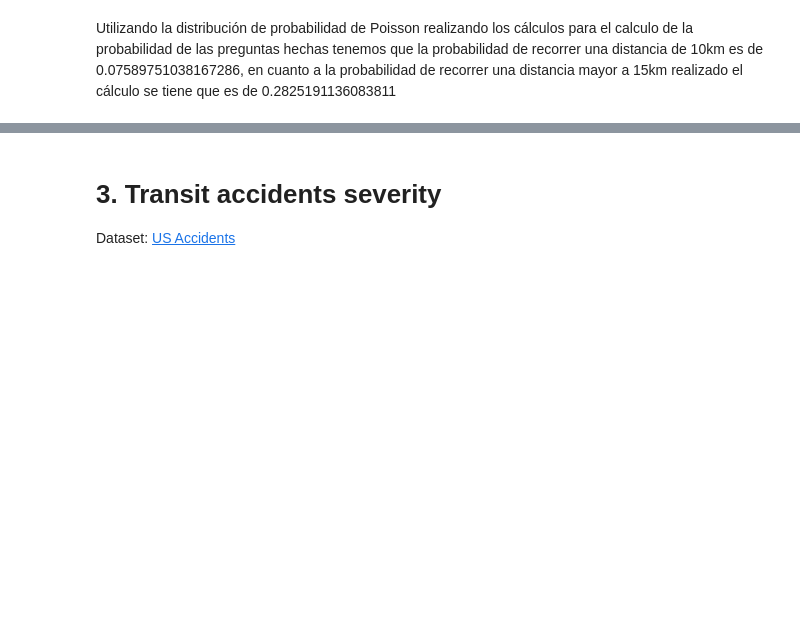
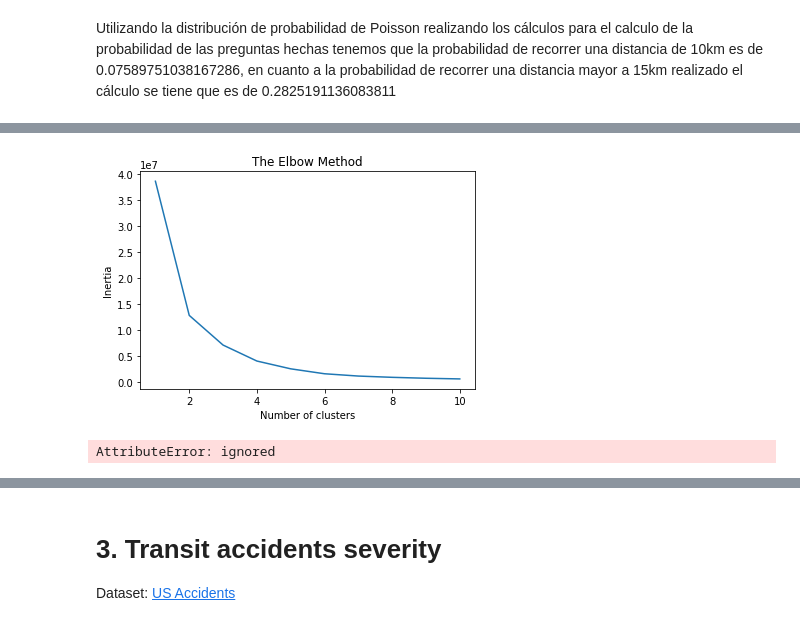
Before and after one commit to QuantumGorilla/Data-Mining, a Jupyter notebook: Proyecto/Proyecto_AlejandroManotas.ipynb, the cells around one changed output, grey strips where cells are left out. Drawn from its saved outputs; the diff is of its cells as text; code cells hidden in the pictures; blank space fills up the shorter version.

```diff
--- a/Proyecto/Proyecto_AlejandroManotas.ipynb
+++ b/Proyecto/Proyecto_AlejandroManotas.ipynb
@@ -210,0 +276,3 @@ Utilizando la distribución de probabilidad de Poisson realizando los cálculos
+# %%
+covid = covid_data.drop(columns=['Barrio','Localidad'])
+covid.head()
@@ -210,0 +286,13 @@ Utilizando la distribución de probabilidad de Poisson realizando los cálculos
+# %%
+inertia = []
+for i in range(1, 11):
+    kmeans = KMeans(n_clusters = i, init = 'k-means++', random_state = 69)
+    kmeans.fit(covid)
+    inertia.append(kmeans.inertia_)
+plt.plot(range(1, 11), inertia)
+plt.title('The Elbow Method')
+plt.xlabel('Number of clusters')
+plt.ylabel('Inertia')
+plt.show()
+# %% [output]
+[figure, added]
@@ -210,0 +302,4 @@ Utilizando la distribución de probabilidad de Poisson realizando los cálculos
+# %%
+covid = covid.iloc[:, [0, 1]].values
+# %% [output]
+AttributeError: ignored
```
Also changed, not shown: parts of 13 cells of this notebook, 1 other file.
